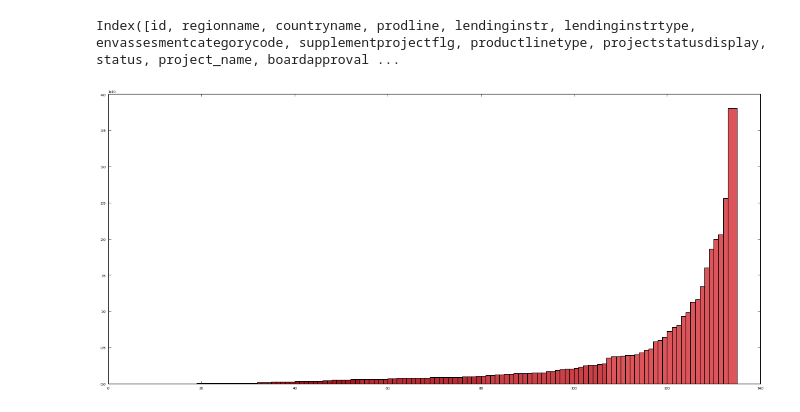
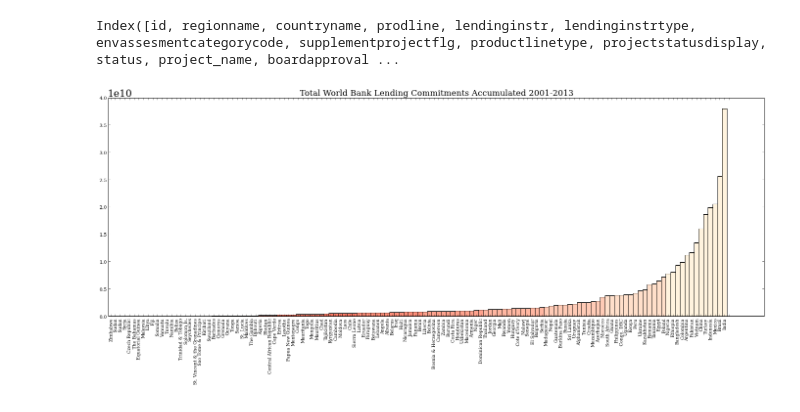
Before and after one commit to iaperez/WWOD, a Jupyter notebook: code/WWOD Project_Ignacio.ipynb, the cells around one changed output. Saved outputs shown, nothing was run; the diff lists cells and outputs as text; code cells hidden in the pictures.

```diff
--- a/code/WWOD Project_Ignacio.ipynb
+++ b/code/WWOD Project_Ignacio.ipynb
@@ -33,48 +33,59 @@ Index([id, regionname, countryname, prodline, lendinginstr, lendinginstrtype, en
 # %%
 import matplotlib.pyplot as plt
 import matplotlib.colors as col
 heatmapfounding = pd.DataFrame(projects[projects.type == 'Country'], columns=['wikiname','mapname','totalamt','year'])
 heatmapfounding = pd.DataFrame(heatmapfounding[heatmapfounding.year>='2001'], columns=['wikiname','mapname','totalamt','year'])
 
 heatmapfounding = heatmapfounding.groupby(['wikiname','mapname']).sum()
 heatmapfounding['color'] = pd.Series(["hola" for x in heatmapfounding.index], index=heatmapfounding.index)
 
 def color_variant(hex_color, brightness_offset=1):
     if len(hex_color) != 7:
         raise Exception("Passed %s into color_variant(), needs to be in #87c95f format." % hex_color)
     rgb_hex = [hex_color[x:x+2] for x in [1, 3, 5]]
     new_rgb_int = [int(hex_value, 16) + brightness_offset for hex_value in rgb_hex]
     new_rgb_int = [min([255, max([0, i])]) for i in new_rgb_int] # make sure new values are between 0 and 255
     # hex() produces "0x88", we want just "88"
 
     hexcolor = "#"
     for i in new_rgb_int:
         if(i<16):
             hexcolor+="0"+str(hex(i)[2:])
         else:
             hexcolor+=str(hex(i)[2:])
     return hexcolor
 
+def drawBarCharReference(Color,targetlist, field, title):
+    fig = plt.figure(num=None, figsize=(24, 8), dpi=700, facecolor='w', edgecolor='k')
 
-fig = plt.figure(num=None, figsize=(18, 8), dpi=600, facecolor='w', edgecolor='k')
+    ax = fig.add_subplot(111)
 
-ax = fig.add_subplot(111)
+    ColorBase = Color
+    changeQuantile = True
+    changeRange = 0.10
+    i = 0
 
-ColorBase = '#8d050b'
-changeQuantile = True
-changeRange = 0.20
-i = 0
-for x in heatmapfounding.sort(columns='totalamt',ascending=True).index:
-    i+=1
-    if i/float(len(heatmapfounding.index)) > changeRange:
-        ColorBase = color_variant(ColorBase,20)
-        changeRange = changeRange + 0.20
-    heatmapfounding['color'][x] =  ColorBase
+    for x in targetlist.sort(columns=field,ascending=True).index:
+        if i/float(len(targetlist.index)) > changeRange:
+            ColorBase = color_variant(ColorBase,20)
+            changeRange = changeRange + 0.10
+        targetlist['color'][x] =  ColorBase
+        #print (type(targetlist[field][x]))
+        ax.bar(i,float(targetlist[field][x]),1,color=matplotlib.colors.colorConverter.to_rgb(ColorBase))
+        i+=1
 
-    ax.bar(i,float(heatmapfounding['totalamt'][x]),2,color=matplotlib.colors.colorConverter.to_rgb(ColorBase))
-plt.show()
+    ax.set_xticklabels( ([x[1] for x in targetlist.sort(columns=field,ascending=True).index]) )
+    #plt.subplots_adjust(bottom=1, left=.01, right=.99, top=.90, hspace=.35)
+    plt.xticks(np.arange(0.5, i+1, 1))
+    plt.setp(ax.get_xticklabels(), fontsize=9, rotation='vertical')
+    plt.setp(ax.get_yticklabels(), fontsize=10)
+    plt.title(title)
+    plt.show()
+
+
+drawBarCharReference( '#C73F2A',heatmapfounding, "totalamt","Total World Bank Lending Commitments Accumulated 2001-2013")
 # %% [output]
-[figure, old version]
+[figure, new version]
 # %%
 # http://www.geophysique.be/2013/02/12/matplotlib-basemap-tutorial-10-shapefiles-unleached-continued/
 
```
Also changed, not shown: parts of 8 cells of this notebook, 13 other files.
